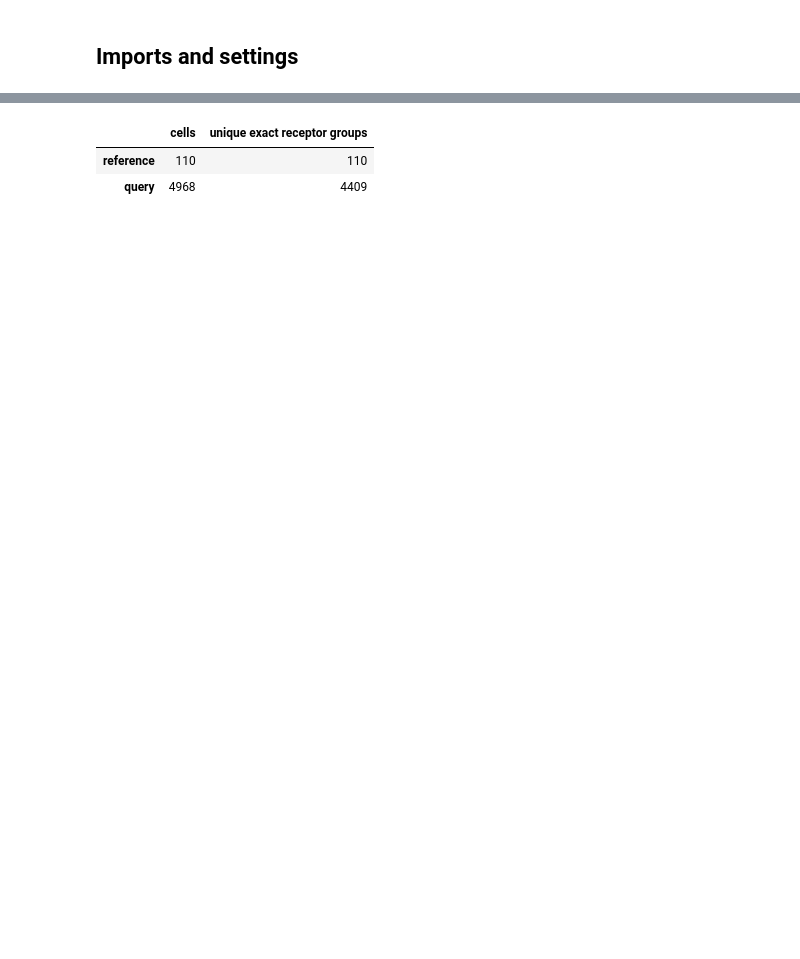
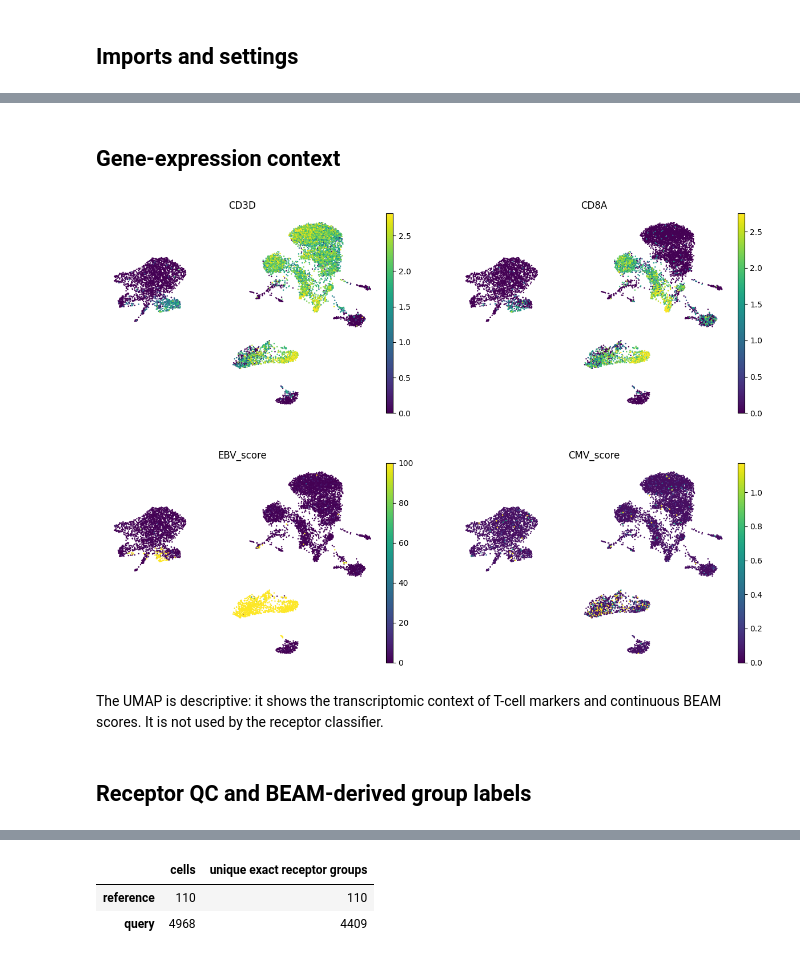
Before and after one commit to scverse/scirpy, a Jupyter notebook: docs/tutorials/tutorial_beam_t_query.ipynb, the cells around one changed output, grey strips where cells are left out. Drawn from its saved outputs; the diff is of its cells as text; code cells hidden in the pictures; blank space fills up the shorter version.

```diff
--- a/docs/tutorials/tutorial_beam_t_query.ipynb
+++ b/docs/tutorials/tutorial_beam_t_query.ipynb
@@ -173,3 +161,28 @@ To define exact paired-receptor groups in a way that matches the later query, we
+# %% [markdown]
+## Gene-expression context
+# %%
+gex = mdata.mod["gex"]
+sc.pp.filter_genes(gex, min_cells=10)
+sc.pp.normalize_total(gex, target_sum=1e4)
+sc.pp.log1p(gex)
+sc.pp.highly_variable_genes(gex, n_top_genes=2_000)
+sc.tl.pca(gex, mask_var="highly_variable")
+sc.pp.neighbors(gex, n_neighbors=15, n_pcs=30)
+sc.tl.umap(gex, random_state=RANDOM_STATE)
+
+sc.pl.umap(
+    gex,
+    color=["CD3D", "CD8A", "EBV_score", "CMV_score"],
+    ncols=2,
+    frameon=False,
+    vmax="p99",
+)
+# %% [output]
+[figure, added]
+# %% [markdown]
+The UMAP is descriptive: it shows the transcriptomic context of T-cell markers and continuous BEAM scores. It is not used by the receptor classifier.
+# %% [markdown]
+## Receptor QC and BEAM-derived group labels
 # %%
 ir.pp.index_chains(mdata)
 ir.tl.chain_qc(mdata)
```
Also changed, not shown: parts of 22 cells of this notebook.
